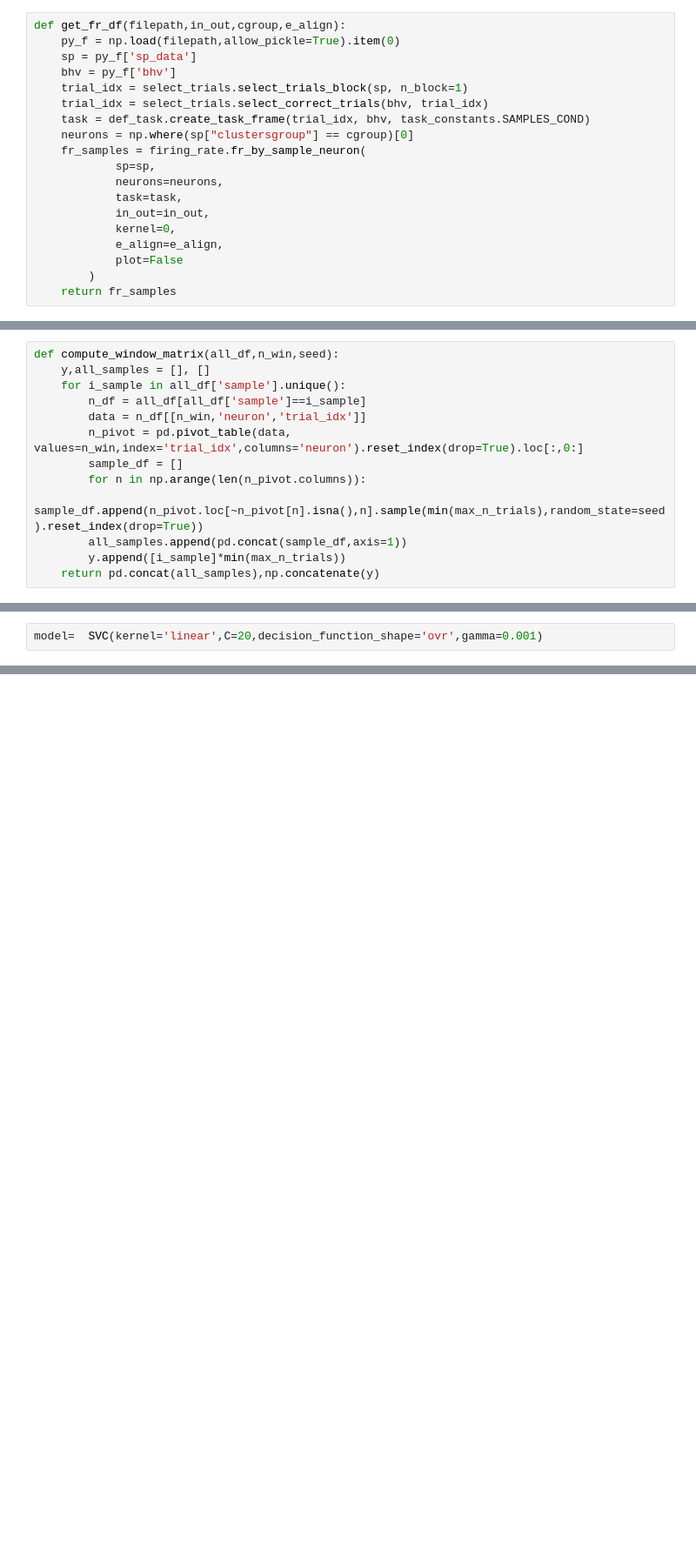
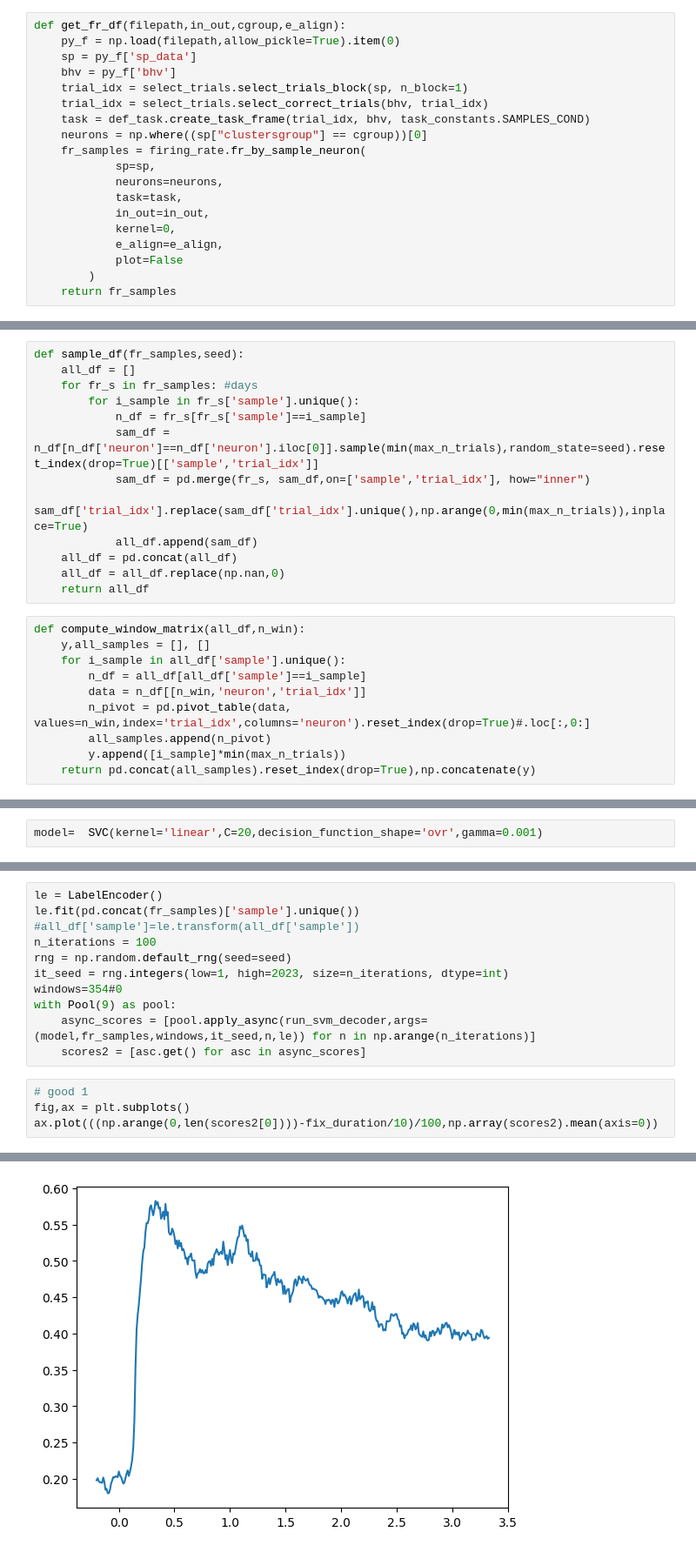
Before and after one commit to Ibos-lab/EphysVibe, a Jupyter notebook: examples/decoding.ipynb, the cells around one changed output, grey strips where cells are left out. Shown at 87% size. Saved outputs shown, nothing was run; the diff lists cells and outputs as text; blank space fills up the shorter version.

```diff
--- a/examples/decoding.ipynb
+++ b/examples/decoding.ipynb
@@ -29,7 +29,7 @@ def get_fr_df(filepath,in_out,cgroup,e_align):
     trial_idx = select_trials.select_trials_block(sp, n_block=1)
     trial_idx = select_trials.select_correct_trials(bhv, trial_idx)
     task = def_task.create_task_frame(trial_idx, bhv, task_constants.SAMPLES_COND)
-    neurons = np.where(sp["clustersgroup"] == cgroup)[0]
+    neurons = np.where((sp["clustersgroup"] == cgroup))[0]
     fr_samples = firing_rate.fr_by_sample_neuron(
             sp=sp,
             neurons=neurons,
@@ -91,13 +99,23 @@ Number of correct trials in block 2: 582
+# %%
+def sample_df(fr_samples,seed):
+    all_df = []
+    for fr_s in fr_samples: #days
+        for i_sample in fr_s['sample'].unique():
+            n_df = fr_s[fr_s['sample']==i_sample]
+            sam_df = n_df[n_df['neuron']==n_df['neuron'].iloc[0]].sample(min(max_n_trials),random_state=seed).reset_index(drop=True)[['sample','trial_idx']]
+            sam_df = pd.merge(fr_s, sam_df,on=['sample','trial_idx'], how="inner")
+            sam_df['trial_idx'].replace(sam_df['trial_idx'].unique(),np.arange(0,min(max_n_trials)),inplace=True)
+            all_df.append(sam_df)
+    all_df = pd.concat(all_df)
+    all_df = all_df.replace(np.nan,0)
+    return all_df
 # %%
-def compute_window_matrix(all_df,n_win,seed):
+def compute_window_matrix(all_df,n_win):
     y,all_samples = [], []
     for i_sample in all_df['sample'].unique():
         n_df = all_df[all_df['sample']==i_sample]
         data = n_df[[n_win,'neuron','trial_idx']]
-        n_pivot = pd.pivot_table(data, values=n_win,index='trial_idx',columns='neuron').reset_index(drop=True).loc[:,0:]
-        sample_df = []
-        for n in np.arange(len(n_pivot.columns)):
-            sample_df.append(n_pivot.loc[~n_pivot[n].isna(),n].sample(min(max_n_trials),random_state=seed).reset_index(drop=True))
-        all_samples.append(pd.concat(sample_df,axis=1))
+        n_pivot = pd.pivot_table(data, values=n_win,index='trial_idx',columns='neuron').reset_index(drop=True)#.loc[:,0:]
+        all_samples.append(n_pivot)
         y.append([i_sample]*min(max_n_trials))
-    return pd.concat(all_samples),np.concatenate(y)
+    return pd.concat(all_samples).reset_index(drop=True),np.concatenate(y)
@@ -143,0 +159,16 @@ from multiprocessing import Pool
+# %%
+le = LabelEncoder()
+le.fit(pd.concat(fr_samples)['sample'].unique())
+#all_df['sample']=le.transform(all_df['sample'])
+n_iterations = 100
+rng = np.random.default_rng(seed=seed)
+it_seed = rng.integers(low=1, high=2023, size=n_iterations, dtype=int)
+windows=354#0
+with Pool(9) as pool:
+    async_scores = [pool.apply_async(run_svm_decoder,args=(model,fr_samples,windows,it_seed,n,le)) for n in np.arange(n_iterations)]
+    scores2 = [asc.get() for asc in async_scores]
+# %%
+# good 1
+fig,ax = plt.subplots()
+ax.plot(((np.arange(0,len(scores2[0])))-fix_duration/10)/100,np.array(scores2).mean(axis=0))
+# %% [output]
@@ -143,0 +176 @@ from multiprocessing import Pool
+[figure, added]
```
Also changed, not shown: parts of 19 cells of this notebook.
